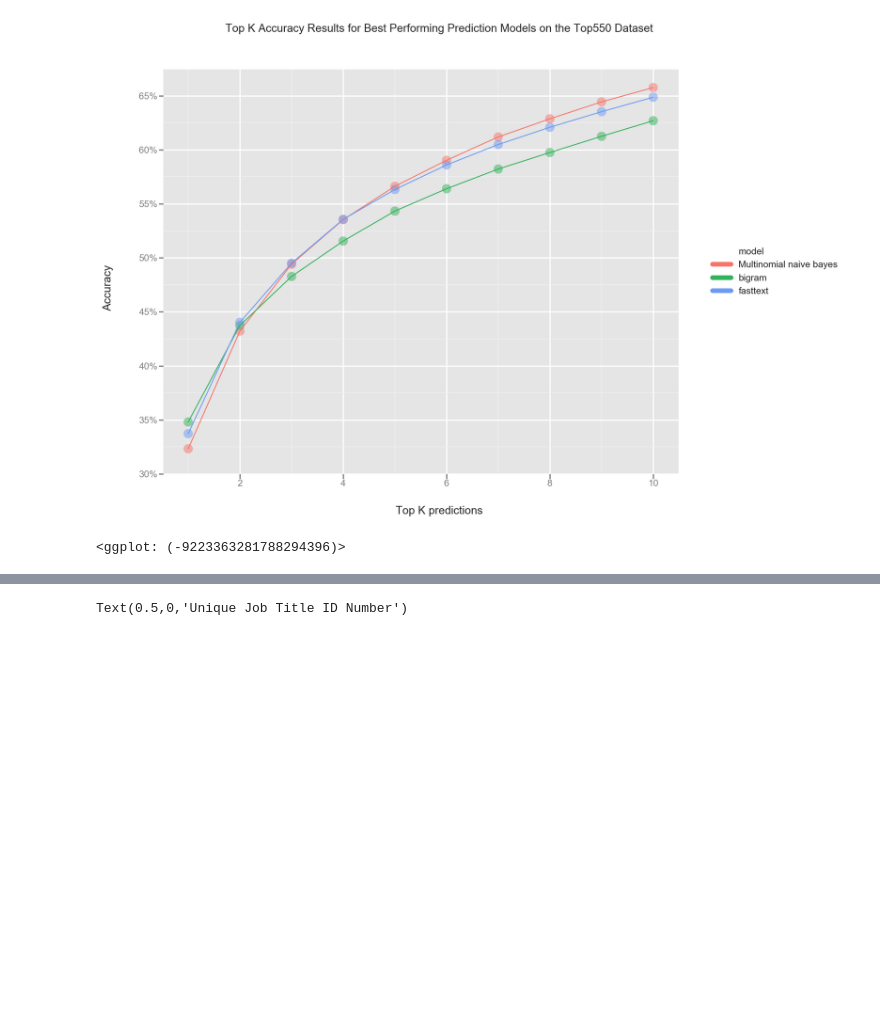
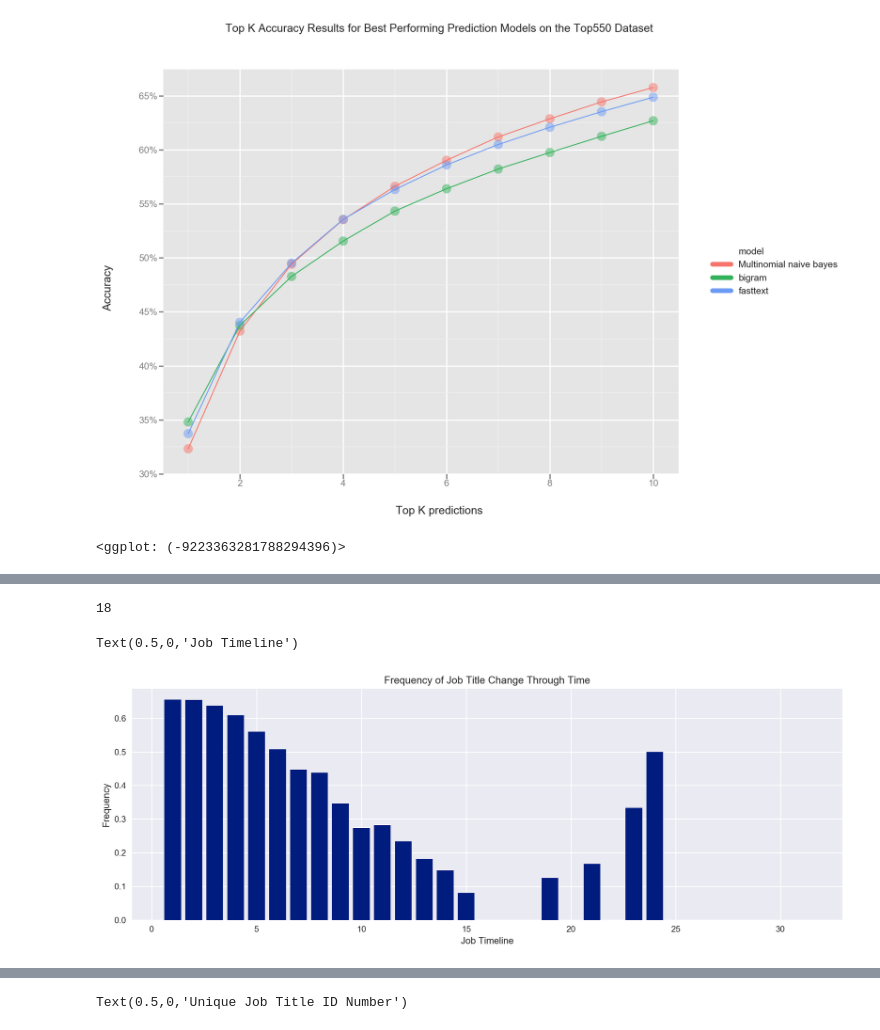
Before and after one commit to zaksoliman/career_prediction, a Jupyter notebook: notebooks/result_analysis.ipynb, the cells around one changed output, grey strips where cells are left out. Drawn from its saved outputs; the diff is of its cells as text; code cells hidden in the pictures; blank space fills up the shorter version.

```diff
--- a/notebooks/result_analysis.ipynb
+++ b/notebooks/result_analysis.ipynb
@@ -554,0 +469,42 @@ df = pd.DataFrame({"precision": diag, "label": range(len(diag))})
+# %%
+by_length = defaultdict(list)
+for seq in train:
+    by_length[len(seq)].append(get_ngrams(2, seq))
+# %%
+seqs_trans = [get_ngrams(2, seq) for seq in train]
+# %%
+max([len(s) for s in test])
+# %% [output]
+18
+# %%
+change_freq = {}
+totals = {}
+
+for i in range(31):
+    changed = 0.0
+    total = 0.0
+
+    for seq in seqs_trans:
+        if i < len(seq):
+            total += 1
+            trans = seq[i]
+            if trans[0] != trans[1]:
+                changed += 1
+
+    change_freq[i+1] = changed/total
+    totals[i+1] = total
+# %%
+x = []
+y = []
+
+for k, v in change_freq.items():
+    x.append(k)
+    y.append(v)
+# %%
+plt.bar(x, y)
+plt.title("Frequency of Job Title Change Through Time")
+plt.ylabel("Frequency")
+plt.xlabel("Job Timeline")
+# %% [output]
+Text(0.5,0,'Job Timeline')
+[figure, added]
```
Also changed, not shown: parts of 67 cells of this notebook, 2 other files.
